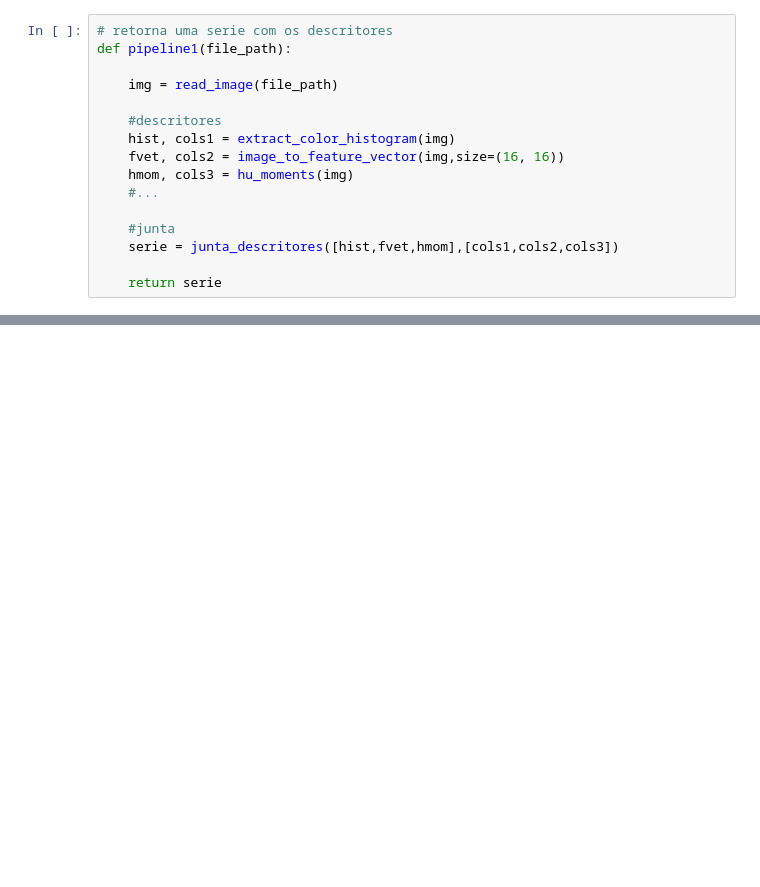
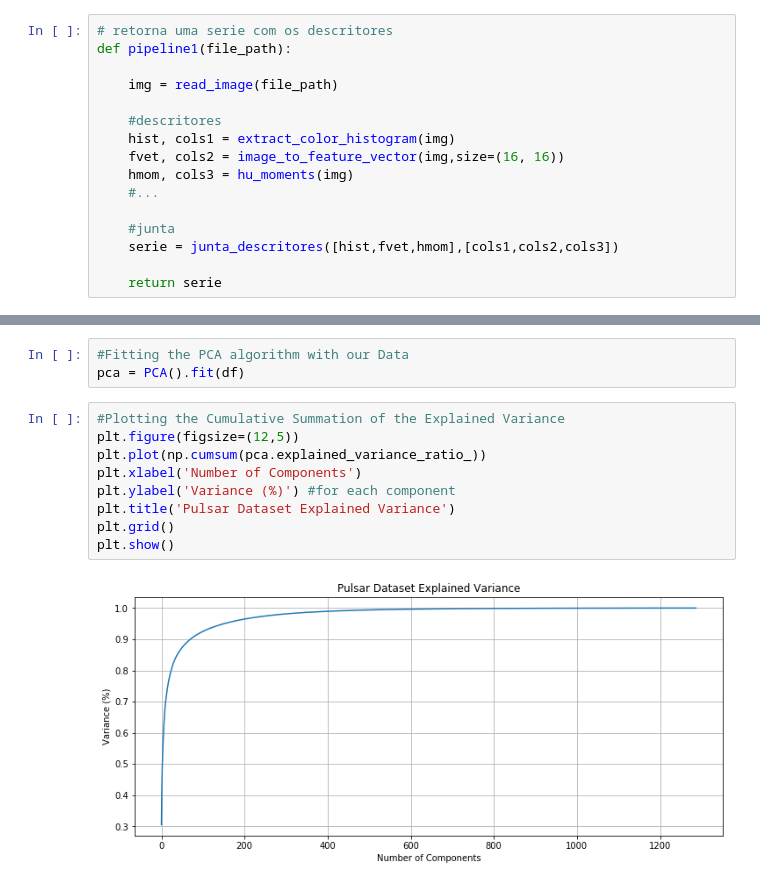
Before and after one commit to cordeirolibel/RPI, a Jupyter notebook: APS02/CIFAR/Descritores.ipynb, the cells around one changed output, grey strips where cells are left out. Saved outputs shown, nothing was run; the diff lists cells and outputs as text; blank space fills up the shorter version.

```diff
--- a/APS02/CIFAR/Descritores.ipynb
+++ b/APS02/CIFAR/Descritores.ipynb
@@ -215,0 +225,14 @@ df_pca.head()
+# %%
+#Fitting the PCA algorithm with our Data
+pca = PCA().fit(df)
+# %%
+#Plotting the Cumulative Summation of the Explained Variance
+plt.figure(figsize=(12,5))
+plt.plot(np.cumsum(pca.explained_variance_ratio_))
+plt.xlabel('Number of Components')
+plt.ylabel('Variance (%)') #for each component
+plt.title('Pulsar Dataset Explained Variance')
+plt.grid()
+plt.show()
+# %% [output]
+[figure, added]
```
Also changed, not shown: parts of 8 cells of this notebook, 2 other files.
